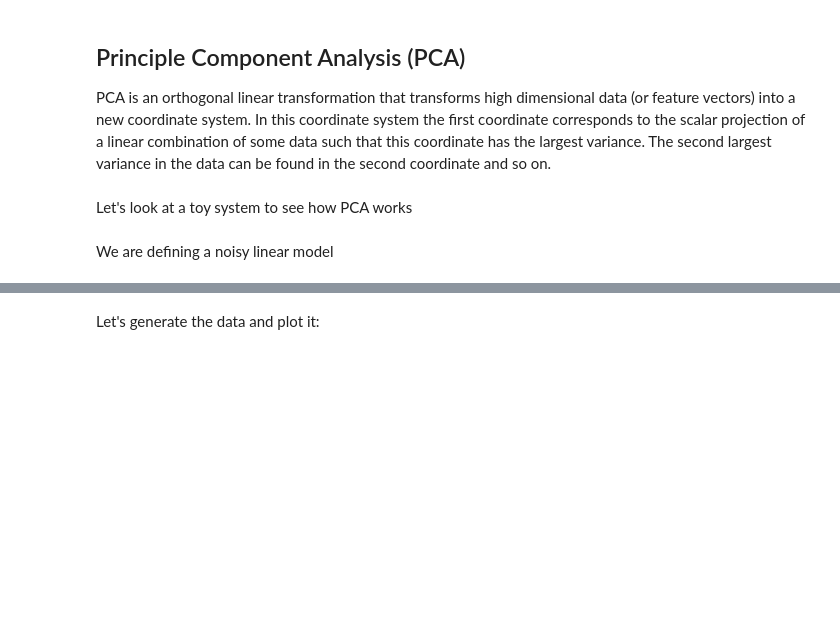
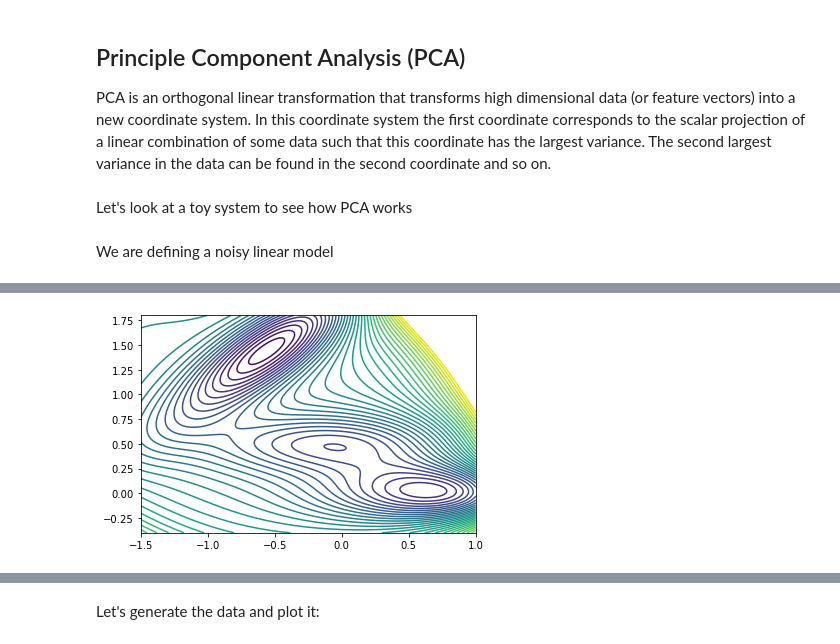
Before and after one commit to MDAnalysis/WorkshopMDMLEdinburgh2022, a Jupyter notebook: ML/ML_DR_02.ipynb, the cells around one changed output, grey strips where cells are left out. Cells and saved outputs as stored; diff of their text form; code cells hidden in the pictures; blank space fills up the shorter version.

Commit message:
[ci skip] playing with müller brown potential distraction

```diff
--- a/ML/ML_DR_02.ipynb
+++ b/ML/ML_DR_02.ipynb
@@ -115,3 +115,38 @@ We are defining a noisy linear model
 # return noisy linear model
 def f(x, a, b, sigma):
     return a*x + b + np.random.normal(0, sigma, len(x))
+# %%
+def muller_potential(x, y):
+    """Muller potential
+
+    Parameters
+    ----------
+    x : {float, np.ndarray}
+        X coordinate. Can be either a single number or an array. If you supply
+        an array, x and y need to be the same shape.
+    y : {float, np.ndarray}
+        Y coordinate. Can be either a single number or an array. If you supply
+        an array, x and y need to be the same shape.
+    Returns
+    -------
+    potential : {float, np.ndarray}
+        Potential energy. Will be the same shape as the inputs, x and y.
+
+    Reference
+    ---------
+    Code adapted from https://cims.nyu.edu/~eve2/ztsMueller.m
+    """
+
+    aa = [-1, -1, -6.5, 0.7]
+    bb = [0, 0, 11, 0.6]
+    cc = [-10, -10, -6.5, 0.7]
+    AA = [-200, -100, -170, 15]
+    XX = [1, 0, -0.5, -1]
+    YY = [0, 0.5, 1.5, 1]
+
+
+    value = 0
+    for j in range(0, 4):
+        value += AA[j] * np.exp(aa[j] * (x - XX[j])**2 + \
+            bb[j] * (x - XX[j]) * (y - YY[j]) + cc[j] * (y - YY[j])**2)
+    return value
@@ -117,0 +155,12 @@ def f(x, a, b, sigma):
+# %%
+x = np.linspace(-1.5,1,200)
+y = np.linspace(-0.4,1.8,200)
+# %%
+X, Y = np.meshgrid(x, y)
+# %%
+potential = muller_potential(X,Y)
+# %%
+levels = np.linspace(np.min(potential),np.max(potential),50)
+plt.contour(X, Y, potential.clip(max=200), 40);
+# %% [output]
+[figure, added]
```
Also changed, not shown: parts of 14 cells of this notebook.
